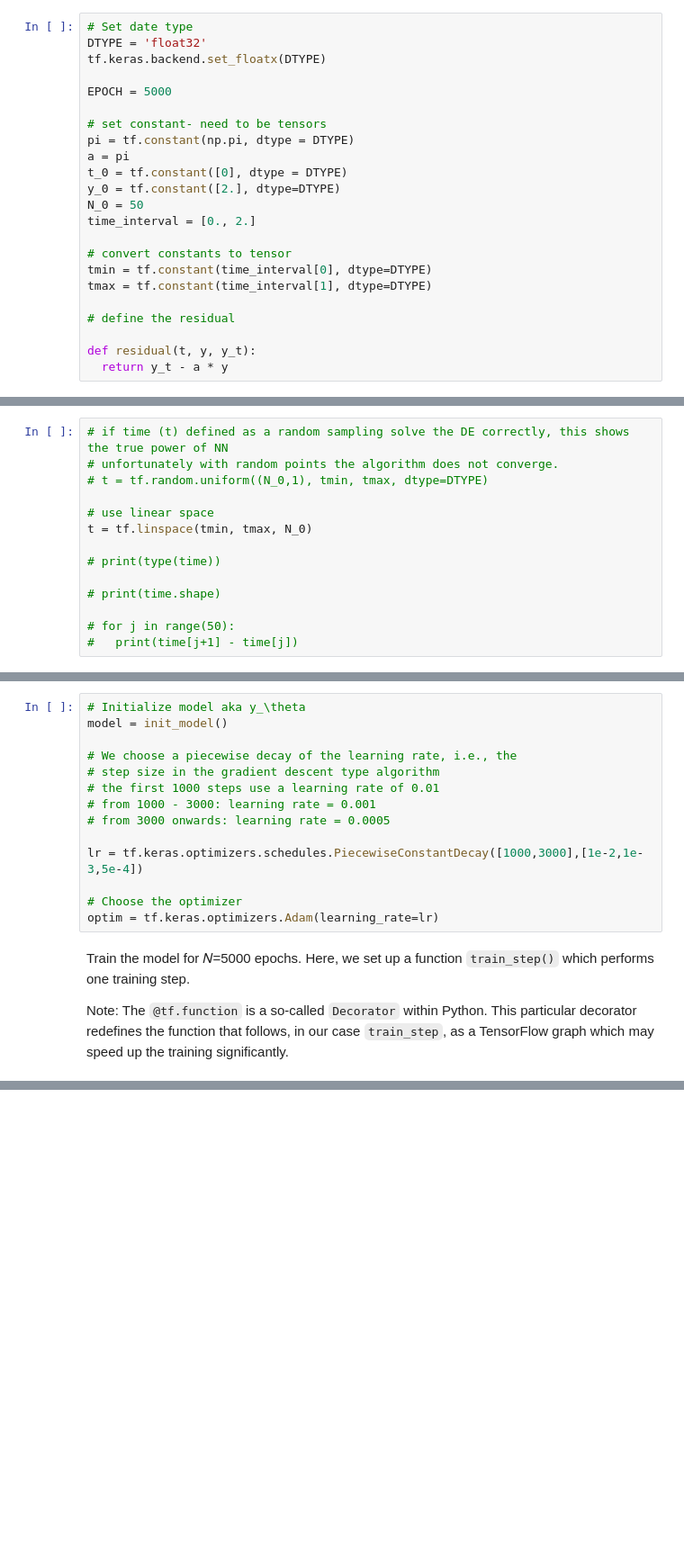
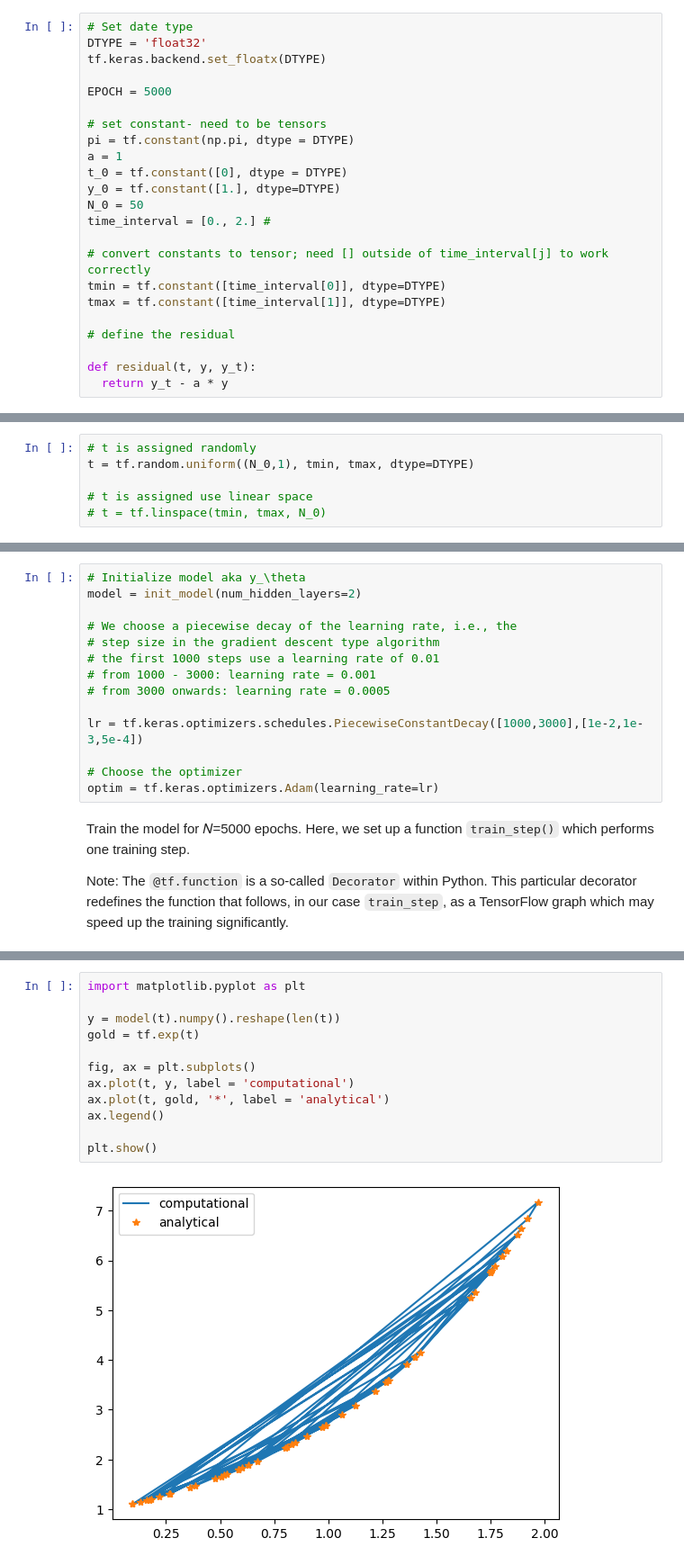
Before and after one commit to yajuna/tmath307, a Jupyter notebook: DE_with_tensorflow.ipynb, the cells around one changed output, grey strips where cells are left out. Shown at 90% size. Saved outputs shown, nothing was run; the diff lists cells and outputs as text; blank space fills up the shorter version.

Commit message:
Fix error with tmin and tmax; add random.uniform time as well as linspace time.

```diff
--- a/DE_with_tensorflow.ipynb
+++ b/DE_with_tensorflow.ipynb
@@ -27,15 +27,15 @@ EPOCH = 5000
 
 # set constant- need to be tensors
 pi = tf.constant(np.pi, dtype = DTYPE)
-a = pi
+a = 1
 t_0 = tf.constant([0], dtype = DTYPE)
-y_0 = tf.constant([2.], dtype=DTYPE)
+y_0 = tf.constant([1.], dtype=DTYPE)
 N_0 = 50
-time_interval = [0., 2.]
+time_interval = [0., 2.] #
 
-# convert constants to tensor
-tmin = tf.constant(time_interval[0], dtype=DTYPE)
-tmax = tf.constant(time_interval[1], dtype=DTYPE)
+# convert constants to tensor; need [] outside of time_interval[j] to work correctly
+tmin = tf.constant([time_interval[0]], dtype=DTYPE)
+tmax = tf.constant([time_interval[1]], dtype=DTYPE)
 
 # define the residual
 
@@ -44,17 +48,9 @@ def residual(t, y, y_t):
 # %%
-# if time (t) defined as a random sampling solve the DE correctly, this shows the true power of NN
-# unfortunately with random points the algorithm does not converge.
-# t = tf.random.uniform((N_0,1), tmin, tmax, dtype=DTYPE)
+# t is assigned randomly
+t = tf.random.uniform((N_0,1), tmin, tmax, dtype=DTYPE)
 
-# use linear space
-t = tf.linspace(tmin, tmax, N_0)
-
-# print(type(time))
-
-# print(time.shape)
-
-# for j in range(50):
-#   print(time[j+1] - time[j])
+# t is assigned use linear space
+# t = tf.linspace(tmin, tmax, N_0)
 # %% [markdown]
 Set up model.
 
@@ -155,7 +151,7 @@ $$
 which decays in a piecewise constant fashion, and set up a `tf.keras.optimizer` to train the model. Notice the learning rate decreases as the training goes on.
 # %%
 # Initialize model aka y_\theta
-model = init_model()
+model = init_model(num_hidden_layers=2)
 
 # We choose a piecewise decay of the learning rate, i.e., the
 # step size in the gradient descent type algorithm
@@ -221,0 +220,14 @@ Computation time: 12.694133996963501 seconds
+# %%
+import matplotlib.pyplot as plt
+
+y = model(t).numpy().reshape(len(t))
+gold = tf.exp(t)
+
+fig, ax = plt.subplots()
+ax.plot(t, y, label = 'computational')
+ax.plot(t, gold, '*', label = 'analytical')
+ax.legend()
+
+plt.show()
+# %% [output]
+[figure, added]
```
Also changed, not shown: parts of 5 cells of this notebook.
